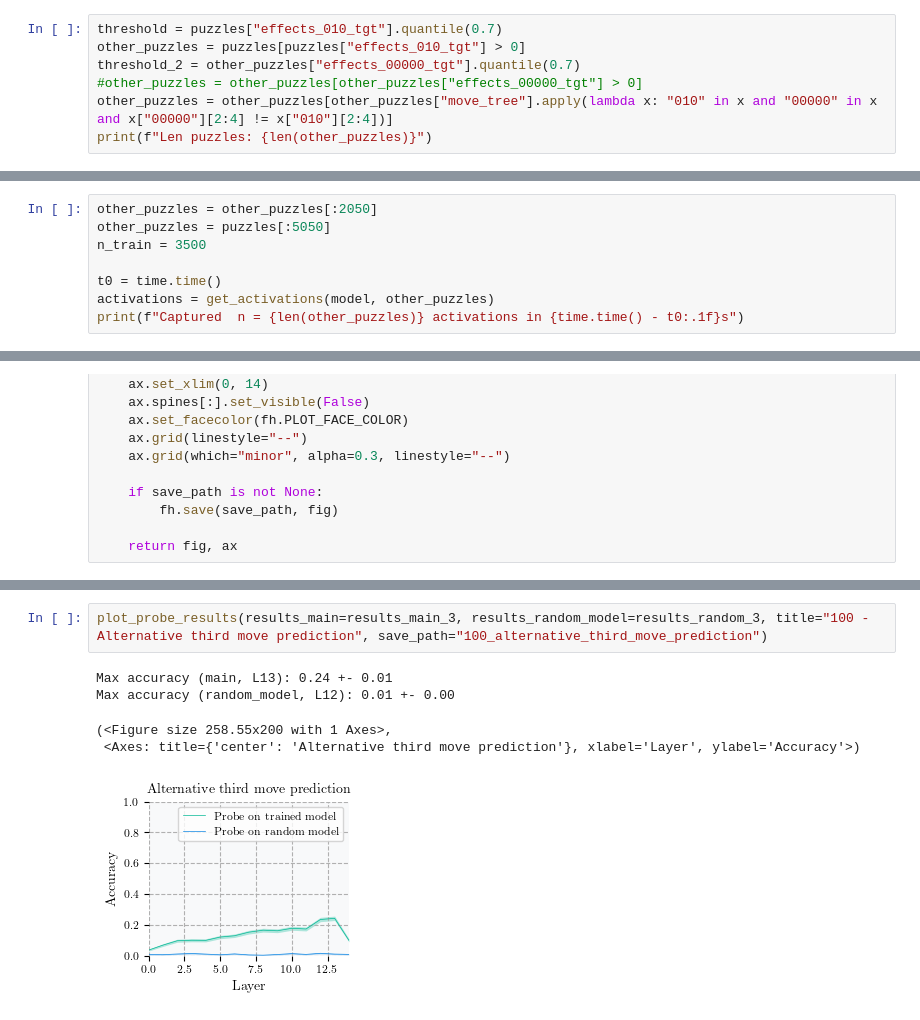
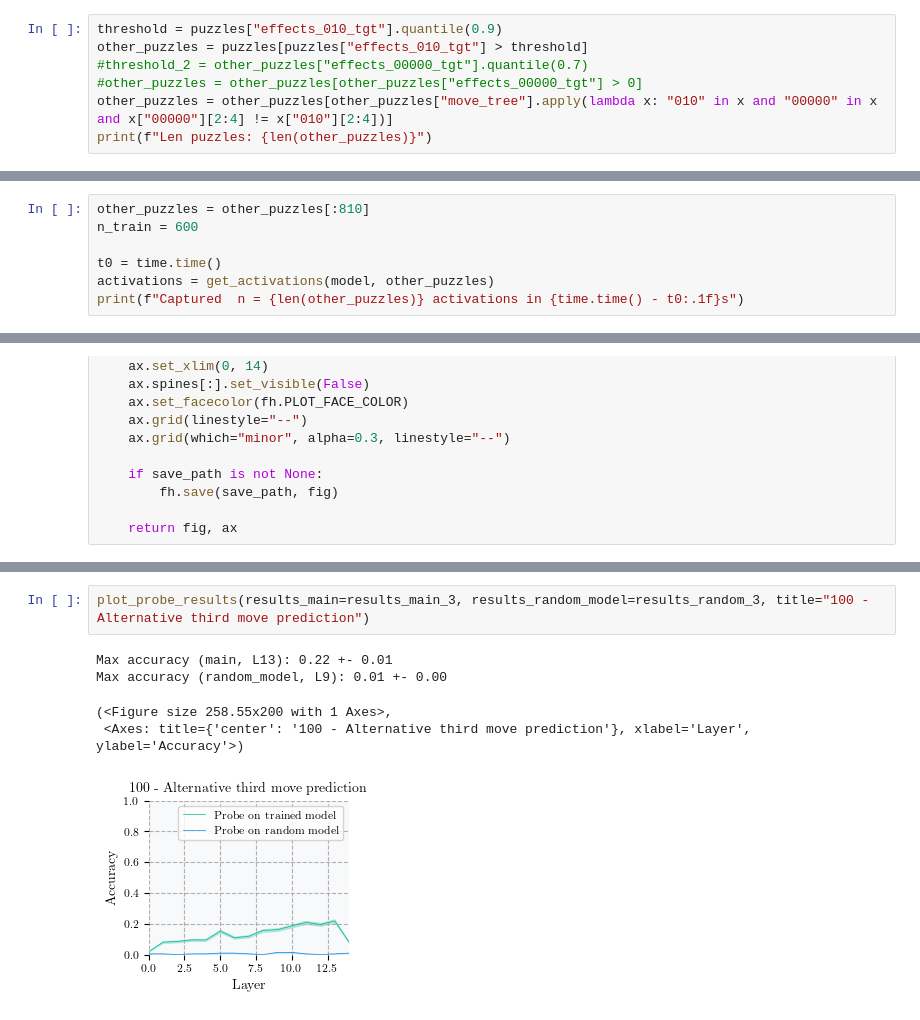
Before and after one commit to Gusanidas/leela-interp, a Jupyter notebook: notebooks/probing_plots.ipynb, the cells around one changed output, grey strips where cells are left out. Cells and saved outputs as stored; diff of their text form.

```diff
--- a/notebooks/probing_plots.ipynb
+++ b/notebooks/probing_plots.ipynb
@@ -52,9 +52,9 @@ def get_activations(model, puzzles):
     )
     return activations
 # %%
-threshold = puzzles["effects_010_tgt"].quantile(0.7)
-other_puzzles = puzzles[puzzles["effects_010_tgt"] > 0]
-threshold_2 = other_puzzles["effects_00000_tgt"].quantile(0.7)
+threshold = puzzles["effects_010_tgt"].quantile(0.9)
+other_puzzles = puzzles[puzzles["effects_010_tgt"] > threshold]
+#threshold_2 = other_puzzles["effects_00000_tgt"].quantile(0.7)
 #other_puzzles = other_puzzles[other_puzzles["effects_00000_tgt"] > 0]
 other_puzzles = other_puzzles[other_puzzles["move_tree"].apply(lambda x: "010" in x and "00000" in x and x["00000"][2:4] != x["010"][2:4])]
 print(f"Len puzzles: {len(other_puzzles)}")
@@ -63,7 +63,6 @@ Len puzzles: 2097
 # %%
-other_puzzles = other_puzzles[:2050]
-other_puzzles = puzzles[:5050]
-n_train = 3500
+other_puzzles = other_puzzles[:810]
+n_train = 600
 
 t0 = time.time()
 activations = get_activations(model, other_puzzles)
@@ -301,9 +300,9 @@ Max accuracy (random_model, L6): 0.01 +- 0.00
 # %%
-plot_probe_results(results_main=results_main_3, results_random_model=results_random_3, title="100 - Alternative third move prediction", save_path="100_alternative_third_move_prediction")
+plot_probe_results(results_main=results_main_3, results_random_model=results_random_3, title="100 - Alternative third move prediction")
 # %% [output]
-Max accuracy (main, L13): 0.24 +- 0.01
-Max accuracy (random_model, L12): 0.01 +- 0.00
+Max accuracy (main, L13): 0.22 +- 0.01
+Max accuracy (random_model, L9): 0.01 +- 0.00
 (<Figure size 258.55x200 with 1 Axes>,
- <Axes: title={'center': 'Alternative third move prediction'}, xlabel='Layer', ylabel='Accuracy'>)
+ <Axes: title={'center': '100 - Alternative third move prediction'}, xlabel='Layer', ylabel='Accuracy'>)
-[figure, old version]
+[figure, new version]
 # %%
```
Also changed, not shown: parts of 9 cells of this notebook.
